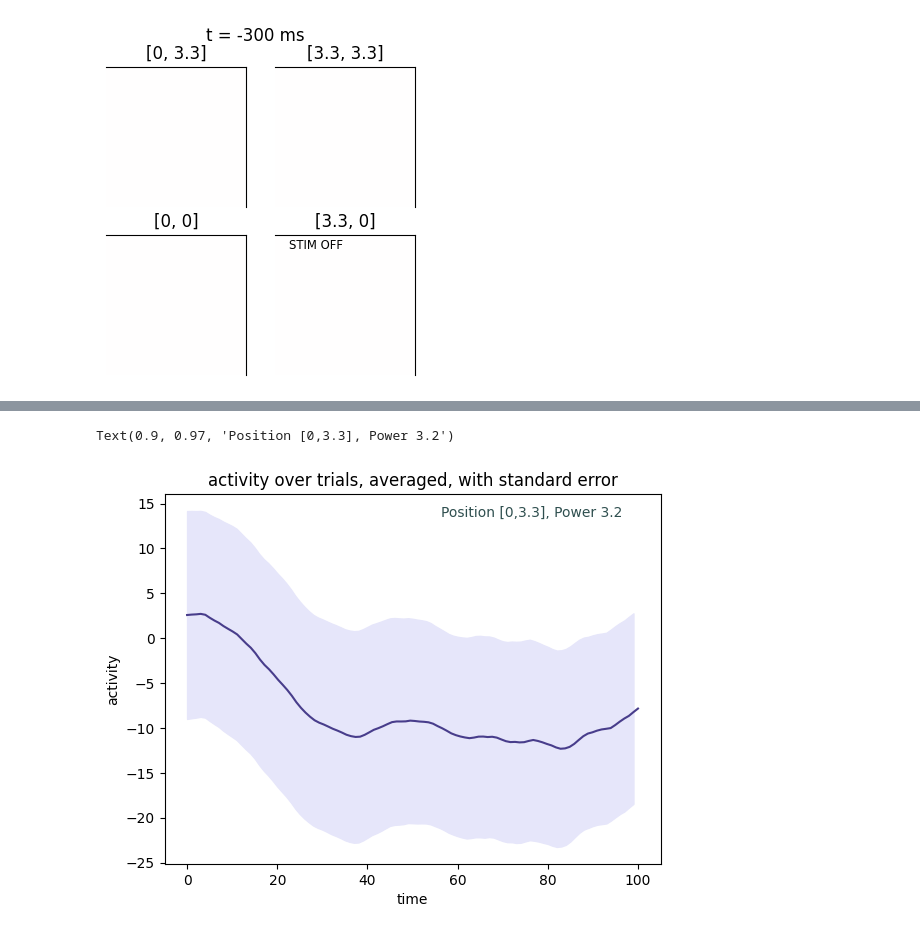
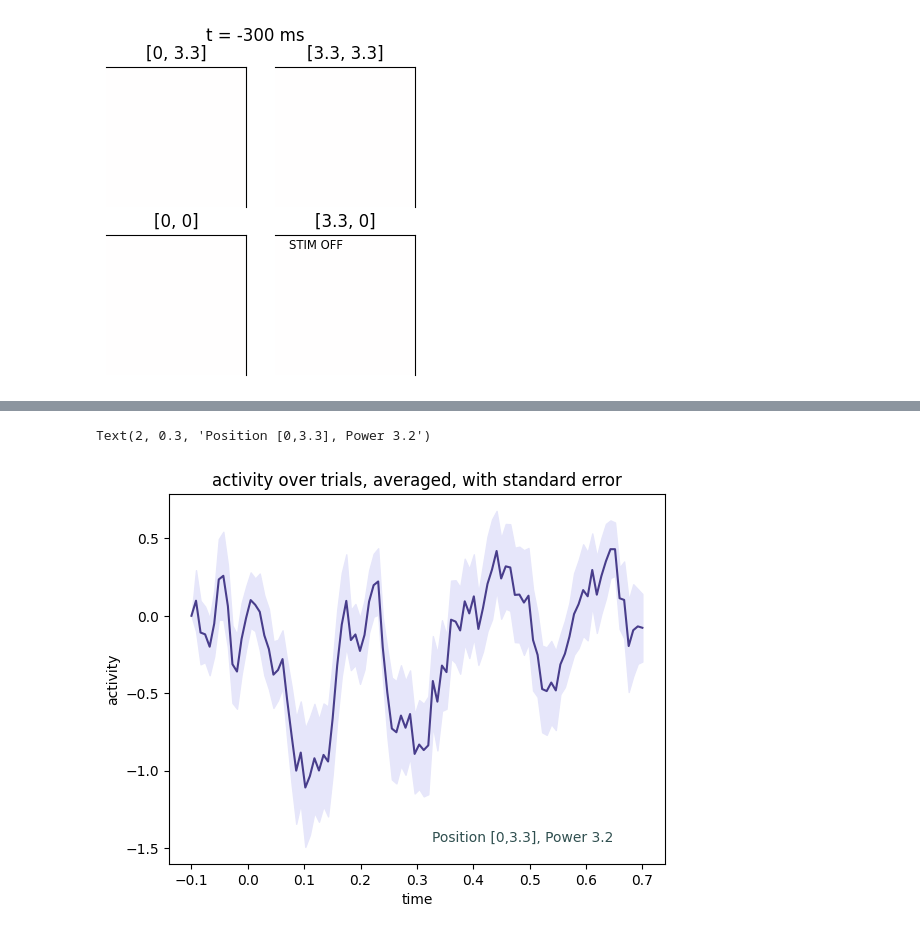
Before and after one commit to paschamatveev/wfOptoProject, a Jupyter notebook: wf + opto/wf-opto-719.ipynb, the cells around one changed output, grey strips where cells are left out. Cells and saved outputs as stored; diff of their text form; code cells hidden in the pictures.

```diff
--- a/wf + opto/wf-opto-719.ipynb
+++ b/wf + opto/wf-opto-719.ipynb
@@ -225,0 +230,3 @@ Text(0.9, 0.97, 'Position [0,0], Power 3.2')
+# %%
+for trial in locIndexes:
+    print(trial)
@@ -236,27 +259,31 @@ locOnTimes = laserOn[locIndexes]
 
 pixelVals = np.zeros((333,100)) # will be 333x100
 spatial = svdSpatFull.reshape(560*560, -1)
-for trial in range(len(locOnTimes)):
-    startTime = laserOn[trial]
-    endTime = laserOn[trial] + .5
+for trial in locIndexes:
+    startTime = laserOn[trial] - .1
+    endTime = laserOn[trial] + .7
 
     trial_time = np.linspace(startTime, endTime, 100)
     trial_activity = tToWf(trial_time)
-    video = spatial @ trial_activity.T
+
+    dwf = [np.diff(i, prepend=i[0]) for i in trial_activity.T]
+    dwf = np.array(dwf)
+
+    video = spatial @ dwf
     video = video.reshape(560, 560, -1)
 
     for timePt in range(100):
         pixelVals[trial][timePt] = video[420,450,timePt]
 
-timeScale = np.linspace(0,100,100)
+timeScale = np.linspace(-.1,.7,100)
 plt.plot(timeScale,np.mean(pixelVals[:,:], axis=0),color='darkslateblue')
-plt.fill_between(np.arange(100), \
+plt.fill_between(timeScale, \
                  np.mean(pixelVals[:,:], axis=0)-scipy.stats.sem(pixelVals[:,:],axis=0),\
                  np.mean(pixelVals[:,:],axis=0)+scipy.stats.sem(pixelVals[:,:],axis=0), color='lavender')
 plt.xlabel("time")
 plt.ylabel("activity")
 plt.title("activity over trials, averaged, with standard error")
-plt.text(0.90, .97, 'position [3.3,3.3], power 3.2',
+plt.text(2, .5, 'position [3.3,3.3], power 3.2',
         verticalalignment='top', horizontalalignment='right',
         transform=ax.transAxes,
         color='darkgreen', fontsize=10)
@@ -267,42 +294,46 @@ Text(0.9, 0.97, 'position [3.3,3.3], power 3.2')
 #standard error in trials with position 0,3.3
 
 locX = np.squeeze(np.argwhere(galvoX==0))
 locY = np.squeeze(np.argwhere(galvoY==3.3))
 power3 = np.squeeze(np.argwhere(laserPowers==3.2))
 
 locIndexes = np.intersect1d(locX,locY)
 locIndexes = np.intersect1d(locIndexes,power3)
 locOnTimes = laserOn[locIndexes]
 
 pixelVals = np.zeros((333,100)) # will be 333x100
 spatial = svdSpatFull.reshape(560*560, -1)
-for trial in range(len(locOnTimes)):
-    startTime = laserOn[trial]
-    endTime = laserOn[trial] + .5
+for trial in locIndexes:
+    startTime = laserOn[trial] - .1
+    endTime = laserOn[trial] + .7
 
     trial_time = np.linspace(startTime, endTime, 100)
     trial_activity = tToWf(trial_time)
-    video = spatial @ trial_activity.T
+
+    dwf = [np.diff(i, prepend=i[0]) for i in trial_activity.T]
+    dwf = np.array(dwf)
+
+    video = spatial @ dwf
     video = video.reshape(560, 560, -1)
 
     for timePt in range(100):
         pixelVals[trial][timePt] = video[420,450,timePt]
 
-timeScale = np.linspace(0,100,100)
+timeScale = np.linspace(-.1,.7,100)
 plt.plot(timeScale,np.mean(pixelVals[:,:], axis=0),color='darkslateblue')
-plt.fill_between(np.arange(100), \
+plt.fill_between(timeScale, \
                  np.mean(pixelVals[:,:], axis=0)-scipy.stats.sem(pixelVals[:,:],axis=0),\
                  np.mean(pixelVals[:,:],axis=0)+scipy.stats.sem(pixelVals[:,:],axis=0), color='lavender')
 plt.xlabel("time")
 plt.ylabel("activity")
 plt.title("activity over trials, averaged, with standard error")
-plt.text(0.90, 0.97, 'Position [0,3.3], Power 3.2',
+plt.text(2, .3, 'Position [0,3.3], Power 3.2',
         verticalalignment='top', horizontalalignment='right',
         transform=ax.transAxes,
         color='darkslategrey', fontsize=10)
 # %% [output]
-Text(0.9, 0.97, 'Position [0,3.3], Power 3.2')
+Text(2, 0.3, 'Position [0,3.3], Power 3.2')
-[figure, old version]
+[figure, new version]
 # %%
 #standard error in trials with position 3.3,0
 
```
Also changed, not shown: parts of 6 cells of this notebook, 4 other files.
